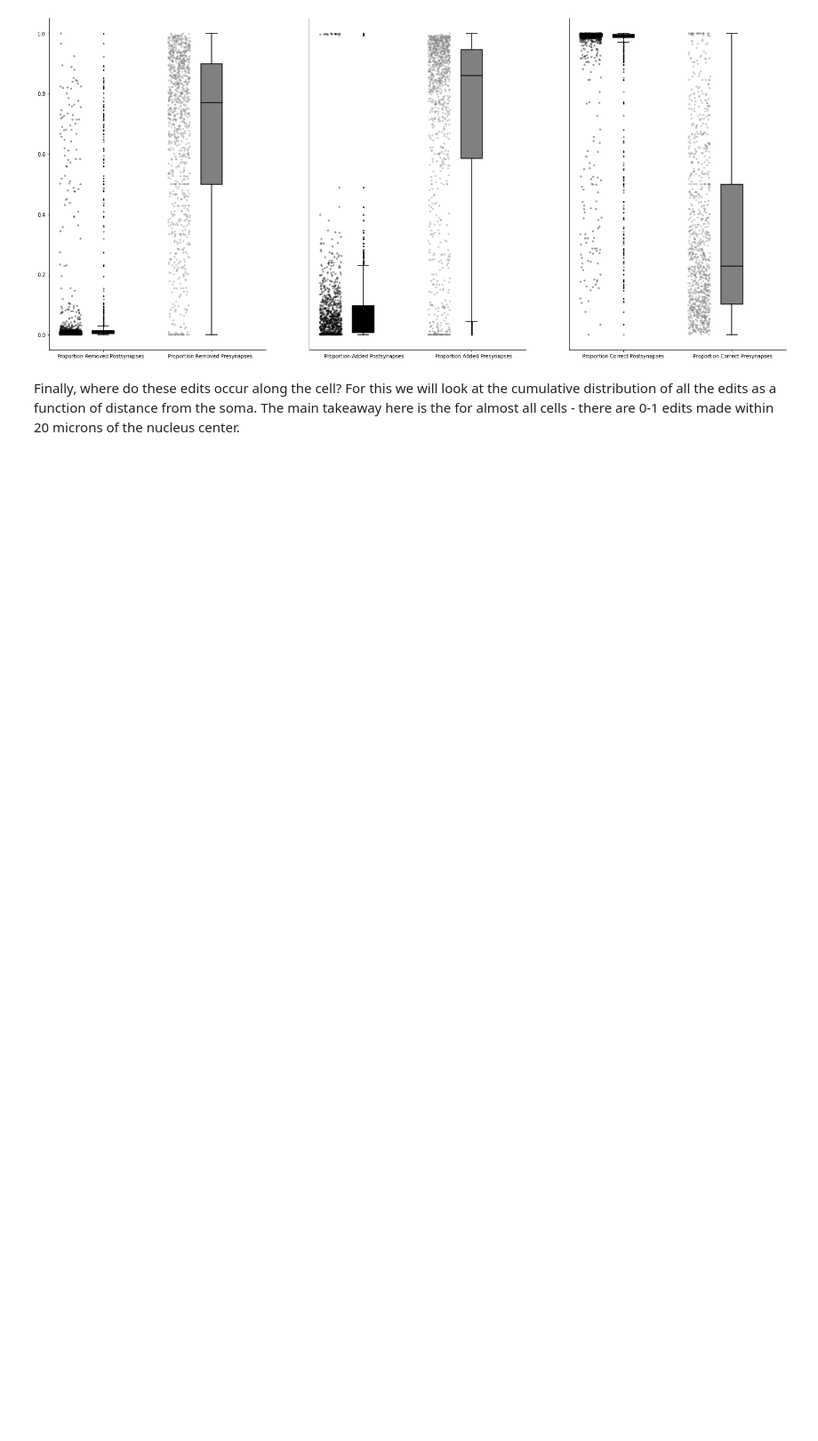
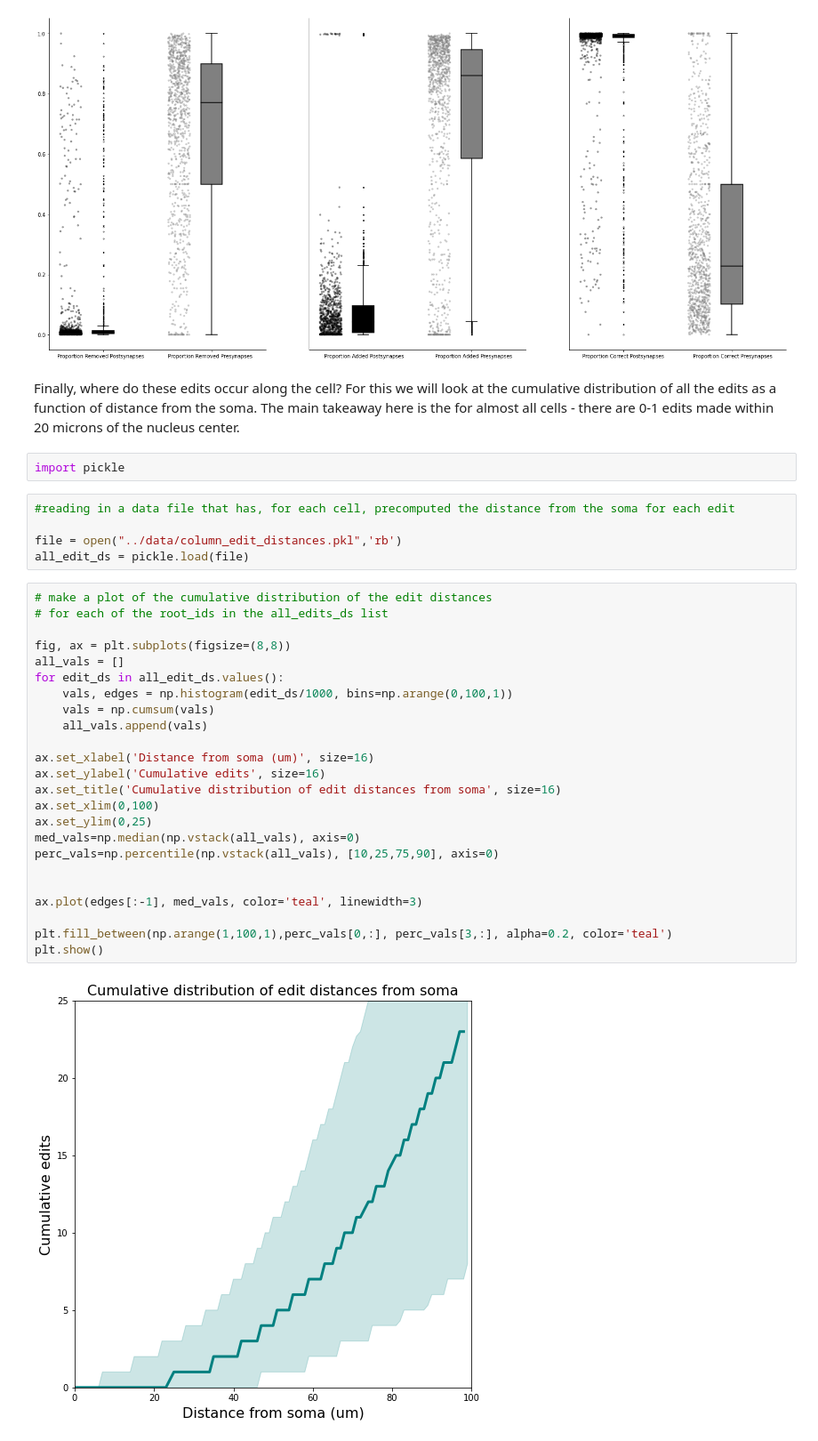
Before and after one commit to lelabbady/Perisomatic_Based_CellTyping, a Jupyter notebook: tutorials/Cell_Truncation_Fig1-2.ipynb, the cells around one changed output. Shown: that part at 89% size. Drawn from its saved outputs; the diff is of its cells as text; blank space fills up the shorter version.

Commit message:
added distances from soma

```diff
--- a/tutorials/Cell_Truncation_Fig1-2.ipynb
+++ b/tutorials/Cell_Truncation_Fig1-2.ipynb
@@ -527,3 +527,36 @@ plt.show()
 [figure]
 # %% [markdown]
 Finally, where do these edits occur along the cell? For this we will look at the cumulative distribution of all the edits as a function of distance from the soma. The main takeaway here is the for almost all cells - there are 0-1 edits made within 20 microns of the nucleus center.
+# %%
+import pickle
+# %%
+#reading in a data file that has, for each cell, precomputed the distance from the soma for each edit
+
+file = open("../data/column_edit_distances.pkl",'rb')
+all_edit_ds = pickle.load(file)
+# %%
+# make a plot of the cumulative distribution of the edit distances
+# for each of the root_ids in the all_edits_ds list
+
+fig, ax = plt.subplots(figsize=(8,8))
+all_vals = []
+for edit_ds in all_edit_ds.values():
+    vals, edges = np.histogram(edit_ds/1000, bins=np.arange(0,100,1))
+    vals = np.cumsum(vals)
+    all_vals.append(vals)
+
+ax.set_xlabel('Distance from soma (um)', size=16)
+ax.set_ylabel('Cumulative edits', size=16)
+ax.set_title('Cumulative distribution of edit distances from soma', size=16)
+ax.set_xlim(0,100)
+ax.set_ylim(0,25)
+med_vals=np.median(np.vstack(all_vals), axis=0)
+perc_vals=np.percentile(np.vstack(all_vals), [10,25,75,90], axis=0)
+
+
+ax.plot(edges[:-1], med_vals, color='teal', linewidth=3)
+
+plt.fill_between(np.arange(1,100,1),perc_vals[0,:], perc_vals[3,:], alpha=0.2, color='teal')
+plt.show()
+# %% [output]
+[figure, added]
```
Also changed, not shown: parts of 2 cells of this notebook, 1 other file.
